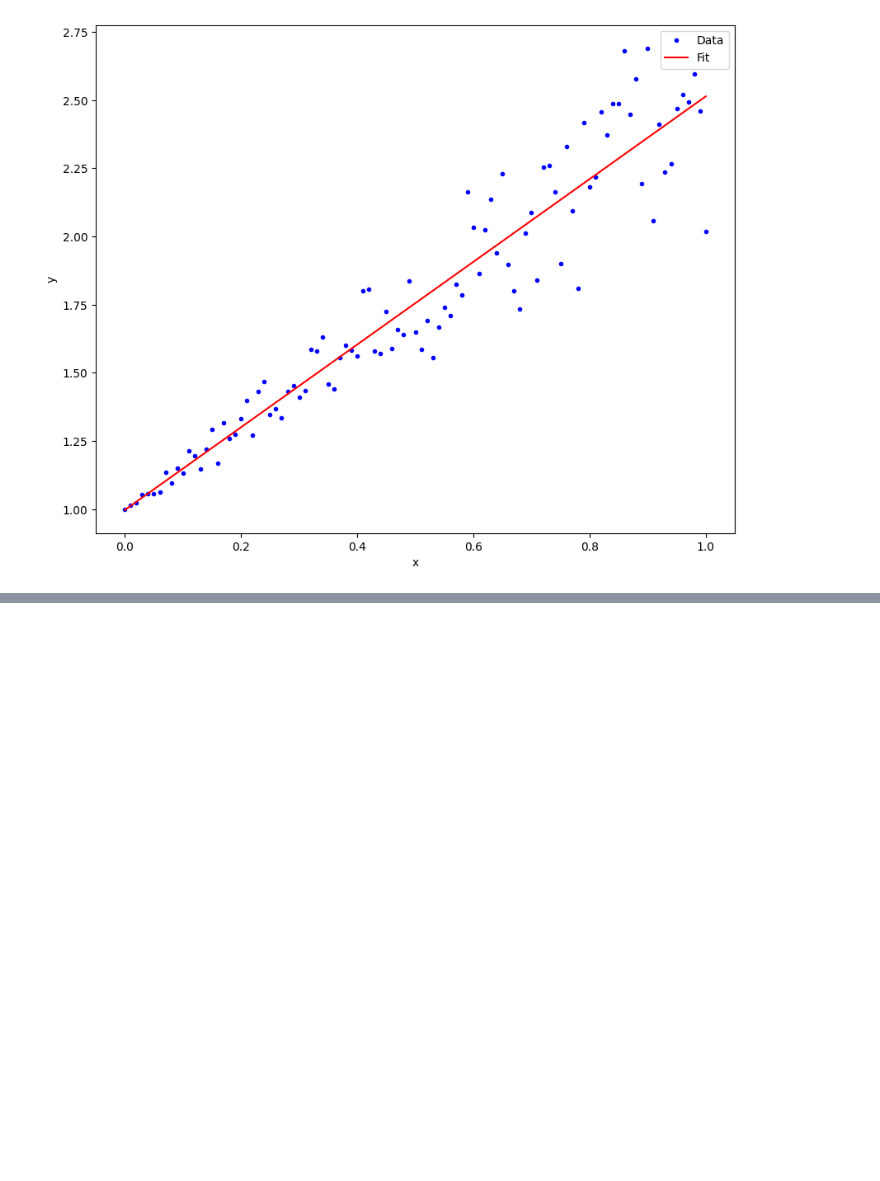
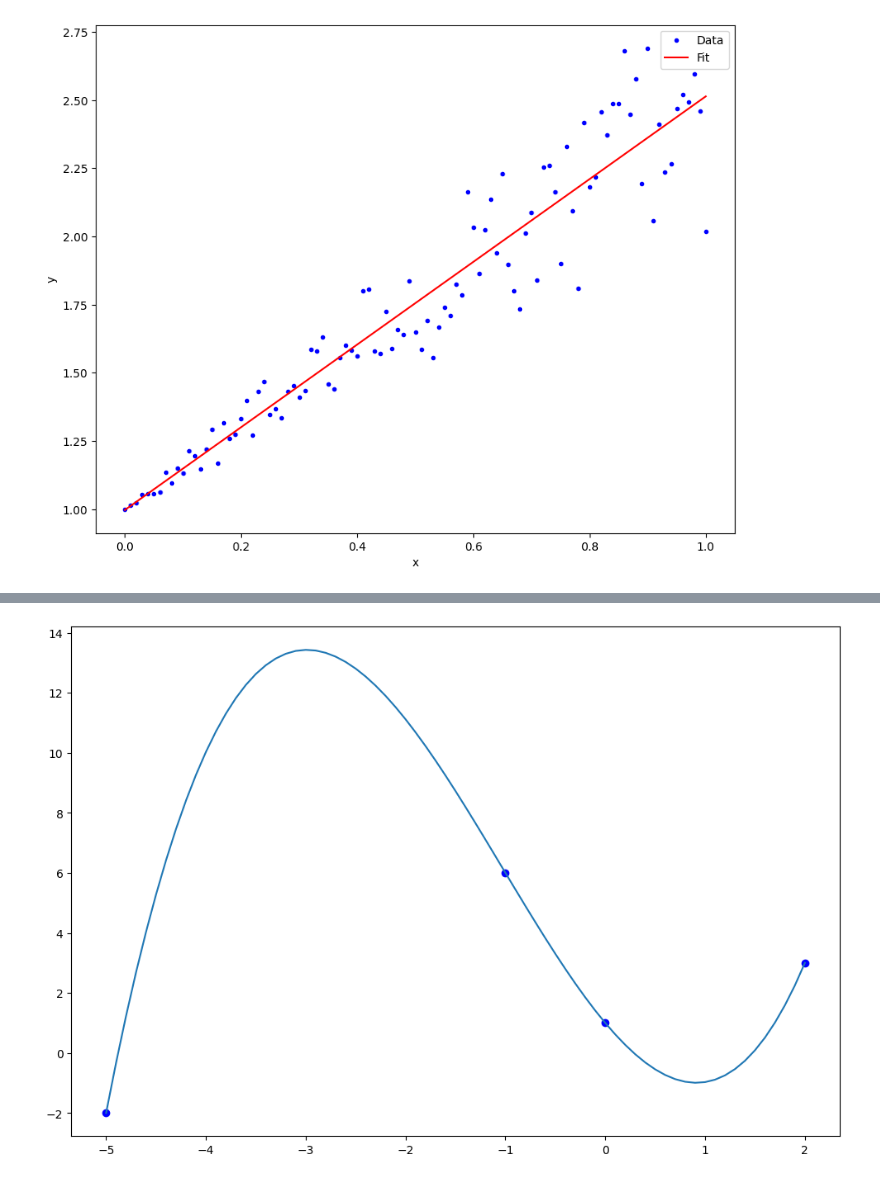
Before and after one commit to TrollfaceGaming69/ScientificComputing, a Jupyter notebook: 2802483972_Al_Fatih_Miftahul_Bilad.ipynb, the cells around one changed output, grey strips where cells are left out. Saved outputs shown, nothing was run; the diff lists cells and outputs as text; code cells hidden in the pictures; blank space fills up the shorter version.

```diff
--- a/2802483972_Al_Fatih_Miftahul_Bilad.ipynb
+++ b/2802483972_Al_Fatih_Miftahul_Bilad.ipynb
@@ -293,0 +315,41 @@ plt.show()
+# %%
+import numpy as np
+import matplotlib.pyplot as plt
+
+def divided_diff(x, y):
+    n = len(y)
+    coef = np.zeros([n, n]) # membuat tabel kosong untuk divided differences
+    coef[:, 0] = y #kolom pertama berisi nilai y
+
+    for j in range(1, n): #loop untuk mengisi kolom2 berikutnya
+      for i in range(n - j):
+        coef[i][j] = (coef[i + 1][j - 1] - coef[i][j - 1]) / (x[i + j] - x[i])
+
+    return coef
+def newton_poly(coef, x_data, x):
+  n = len(x_data) - 1
+  p = coef[n]
+
+  for k in range(1, n +1):
+    p = coef[n-k] + (x-x_data[n-k]) * p
+
+  return p
+
+x = np.array([-5, -1, 0, 2])
+y = np.array([-2, 6, 1, 3])
+
+#menghitung koefisien divided difference
+a_s = divided_diff(x, y)[0, :]
+
+#evaluasi interpolasi pada titik2 baru
+x_new = np.arange(-5, 2.1, .1)
+y_new = newton_poly(a_s, x, x_new)
+
+#membuat plot
+plt.figure(figsize=(12, 8))
+plt.plot(x, y, 'bo') # menampilkan titik data asli
+plt.plot(x_new, y_new) #menampilkan kurva interpolasi
+
+plt.show()
+# %% [output]
+[figure, added]
```
Also changed, not shown: parts of 6 cells of this notebook.
